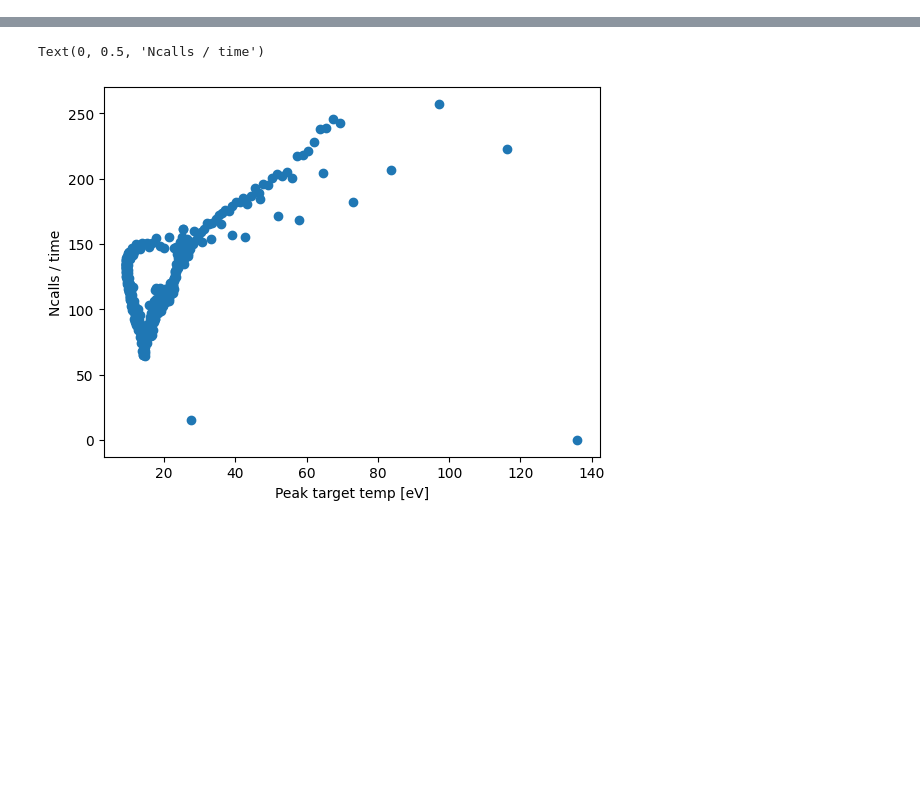
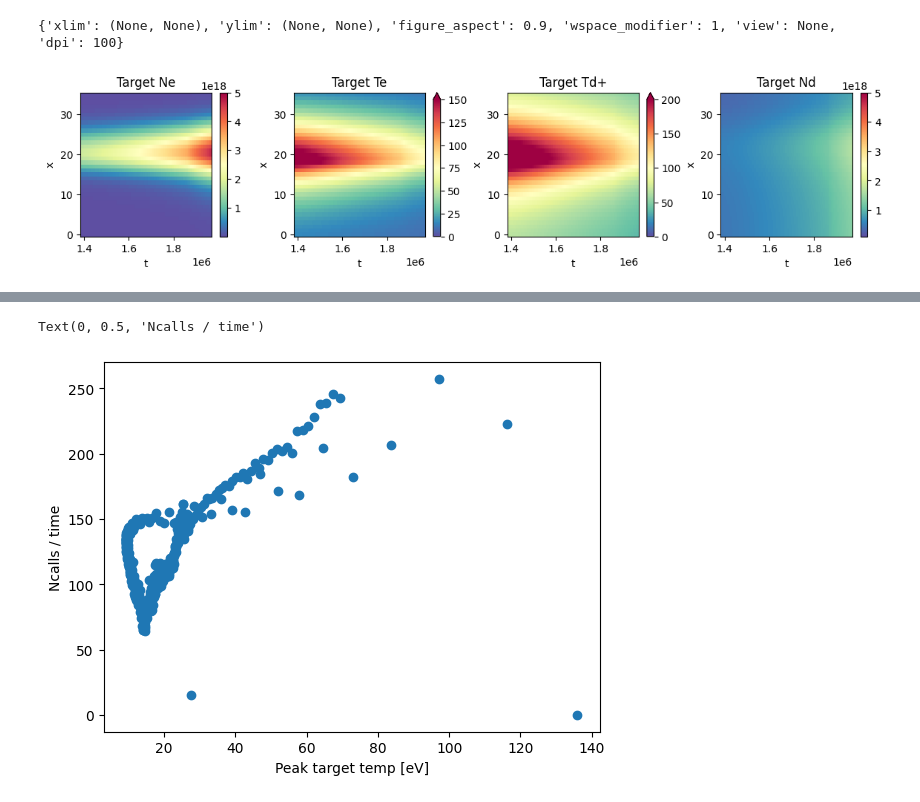
Before and after one commit to mikekryjak/sdtools, a Jupyter notebook: viking-pp.ipynb, the cells around one changed output, grey strips where cells are left out. Saved outputs shown, nothing was run; the diff lists cells and outputs as text; code cells hidden in the pictures; blank space fills up the shorter version.

```diff
--- a/viking-pp.ipynb
+++ b/viking-pp.ipynb
@@ -119,0 +86,12 @@ Monitor(case, [["density", "temperature","target_temp"],
+# %%
+self = Monitor2D(caseng, mode = "target_history", windows = [["Ne", "Te", "Td+", "Nd"]],
+                 settings = {
+                    "all":{"dpi": 100, "xlim":(None, None)},
+                    "Ne":{"log": False, "vmax":5e18},
+                    "Te":{"vmin":0, "vmax":150},
+                    "Td+":{"vmin":0, "vmax":200},
+                    "Nd":{"log": False, "vmin":1e17, "vmax":5e18}
+                    })
+# %% [output]
+{'xlim': (None, None), 'ylim': (None, None), 'figure_aspect': 0.9, 'wspace_modifier': 1, 'view': None, 'dpi': 100}
+[figure, added]
```
Also changed, not shown: parts of 33 cells of this notebook, 1 other file.
